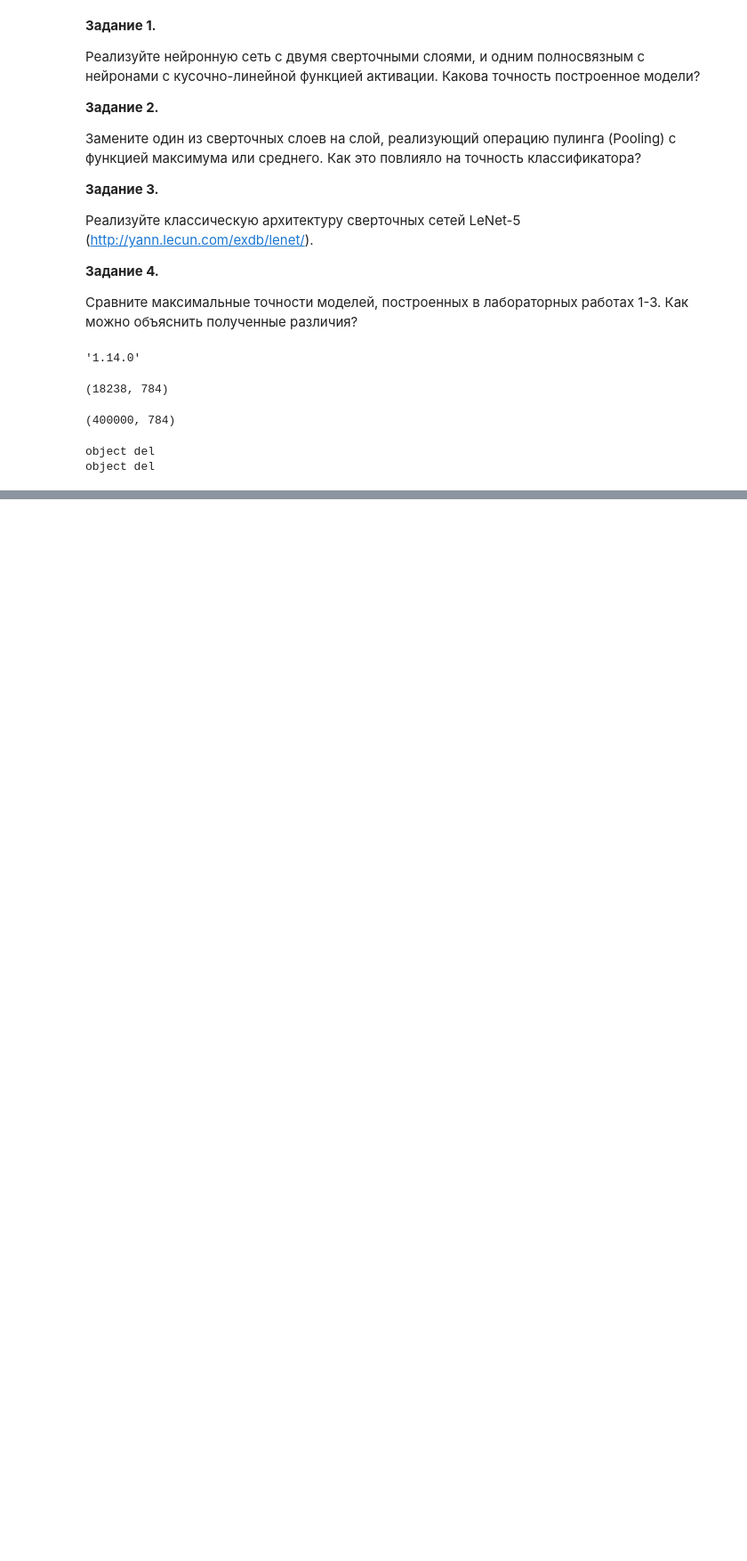
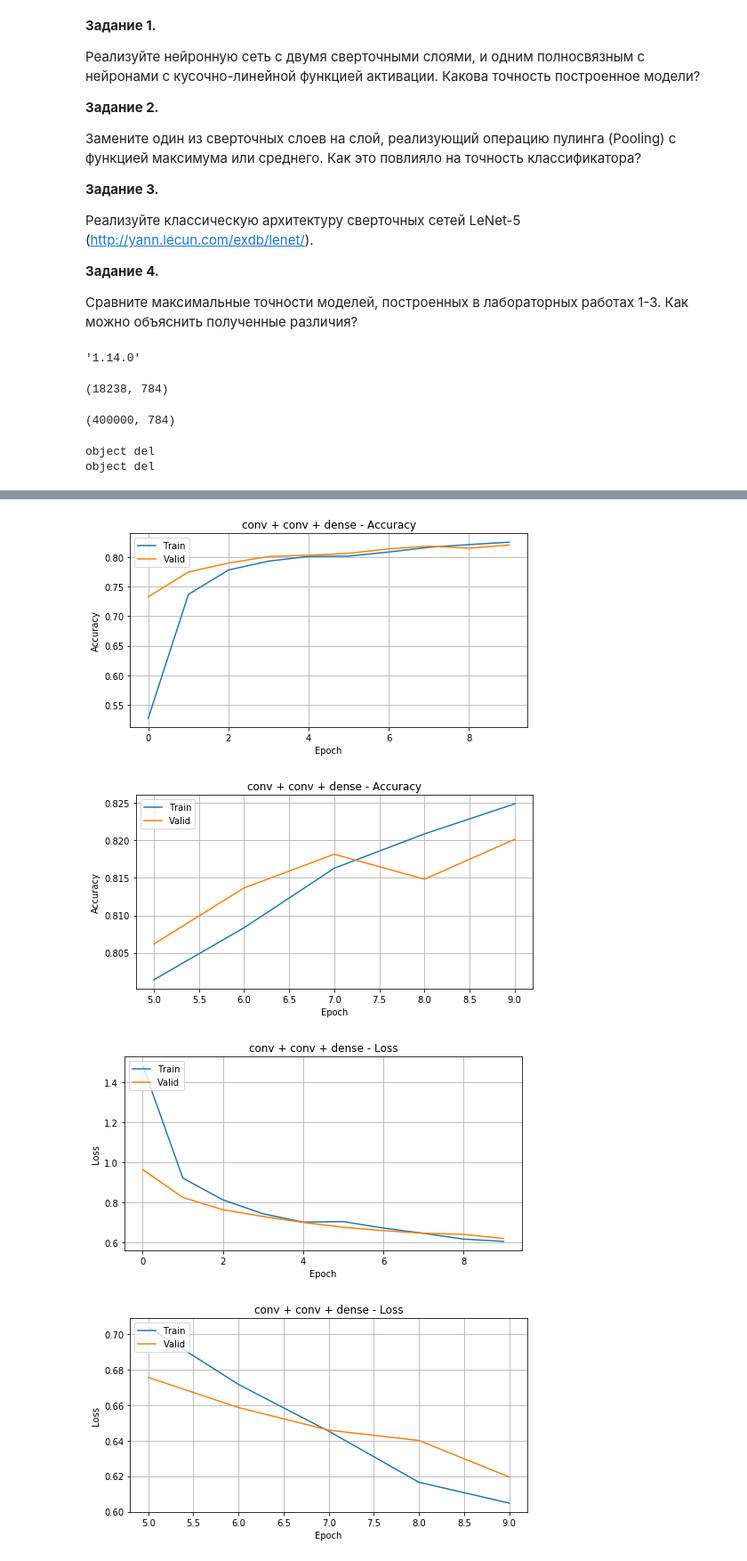
Before and after one commit to lightsuner/bsuir_ml_2, a Jupyter notebook: lab_3/src/book_lab_3.ipynb, the cells around one changed output, grey strips where cells are left out. Shown at 89% size. Saved outputs shown, nothing was run; the diff lists cells and outputs as text; code cells hidden in the pictures; blank space fills up the shorter version.

```diff
--- a/lab_3/src/book_lab_3.ipynb
+++ b/lab_3/src/book_lab_3.ipynb
@@ -462,9 +501,14 @@ evaluation
 # %%
 for name in models:
-    offset = 50
+    offset = 5
     m = models[name]
 
     plot_curves(f'{name} - Accuracy', [m.history['acc_train'], m.history['acc_valid']], 'Accuracy', 'Epoch', ['Train', 'Valid'])
-    # plot_curves(f'{name} - Accuracy', [m.history['acc_train'], m.history['acc_valid']], 'Accuracy', 'Epoch', ['Train', 'Valid'], x_labels_offset=offset)
+    plot_curves(f'{name} - Accuracy', [m.history['acc_train'], m.history['acc_valid']], 'Accuracy', 'Epoch', ['Train', 'Valid'], x_labels_offset=offset)
     plot_curves(f'{name} - Loss', [m.history['loss_train'], m.history['loss_valid']], 'Loss', 'Epoch', ['Train', 'Valid'])
-    # plot_curves(f'{name} - Loss', [m.history['loss_train'], m.history['loss_valid']], 'Loss', 'Epoch', ['Train', 'Valid'], x_labels_offset=offset)
+    plot_curves(f'{name} - Loss', [m.history['loss_train'], m.history['loss_valid']], 'Loss', 'Epoch', ['Train', 'Valid'], x_labels_offset=offset)
+# %% [output]
+[figure, added]
+[figure, added]
+[figure, added]
+[figure, added]
```
Also changed, not shown: parts of 8 cells of this notebook.
